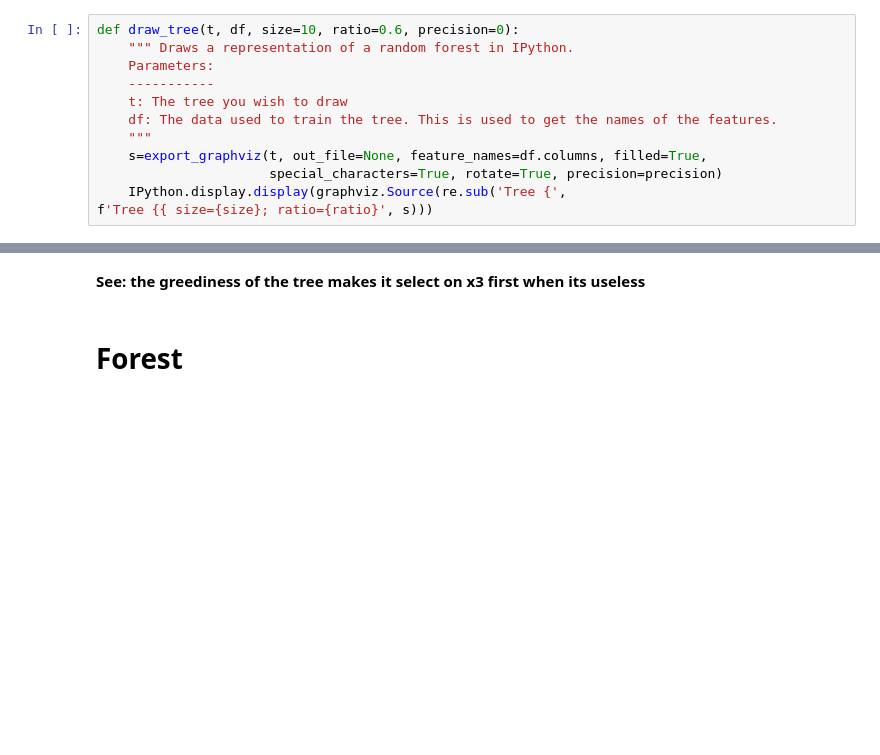
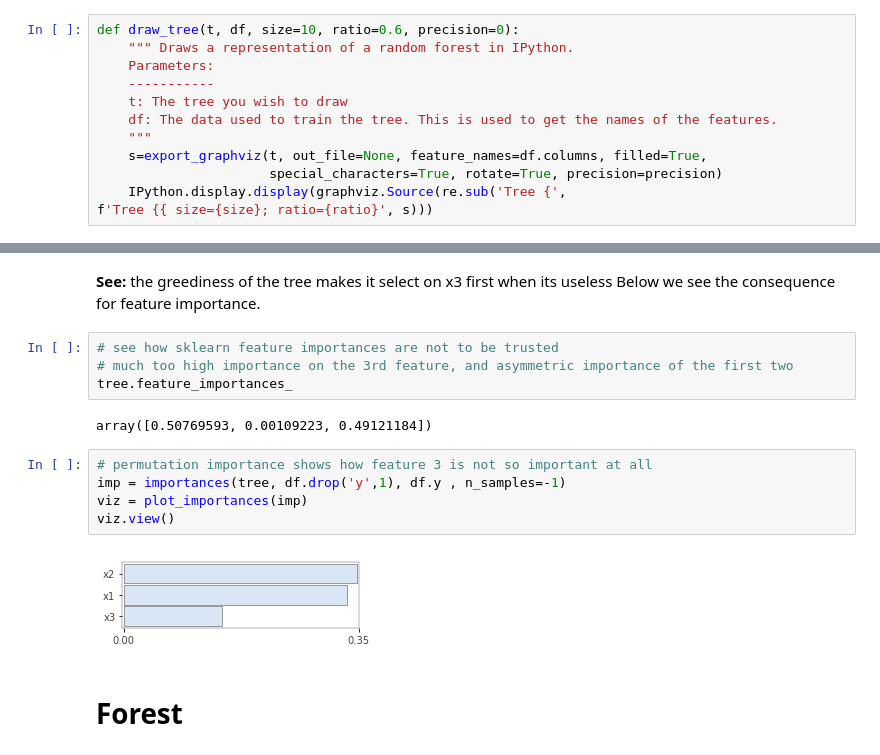
Before and after one commit to RensDimmendaal/explainability-presentation, a Jupyter notebook: doc/synthetic_example.ipynb, the cells around one changed output, grey strips where cells are left out. Drawn from its saved outputs; the diff is of its cells as text; blank space fills up the shorter version.

Commit message:
show wrong sklearn feature importance

```diff
--- a/doc/synthetic_example.ipynb
+++ b/doc/synthetic_example.ipynb
@@ -39,7 +39,21 @@ draw_tree(tree, df[['x1','x2','x3']])
 # %% [output]
 [drawing not drawn]
 # %% [markdown]
-**See: the greediness of the tree makes it select on x3 first when its useless**
+**See:** the greediness of the tree makes it select on x3 first when its useless
+Below we see the consequence for feature importance.
+# %%
+# see how sklearn feature importances are not to be trusted
+# much too high importance on the 3rd feature, and asymmetric importance of the first two
+tree.feature_importances_
+# %% [output]
+array([0.50769593, 0.00109223, 0.49121184])
+# %%
+# permutation importance shows how feature 3 is not so important at all
+imp = importances(tree, df.drop('y',1), df.y , n_samples=-1)
+viz = plot_importances(imp)
+viz.view()
+# %% [output]
+[figure, added]
 # %% [markdown]
 # Forest
 # %%
```
Also changed, not shown: parts of 1 cell of this notebook.
